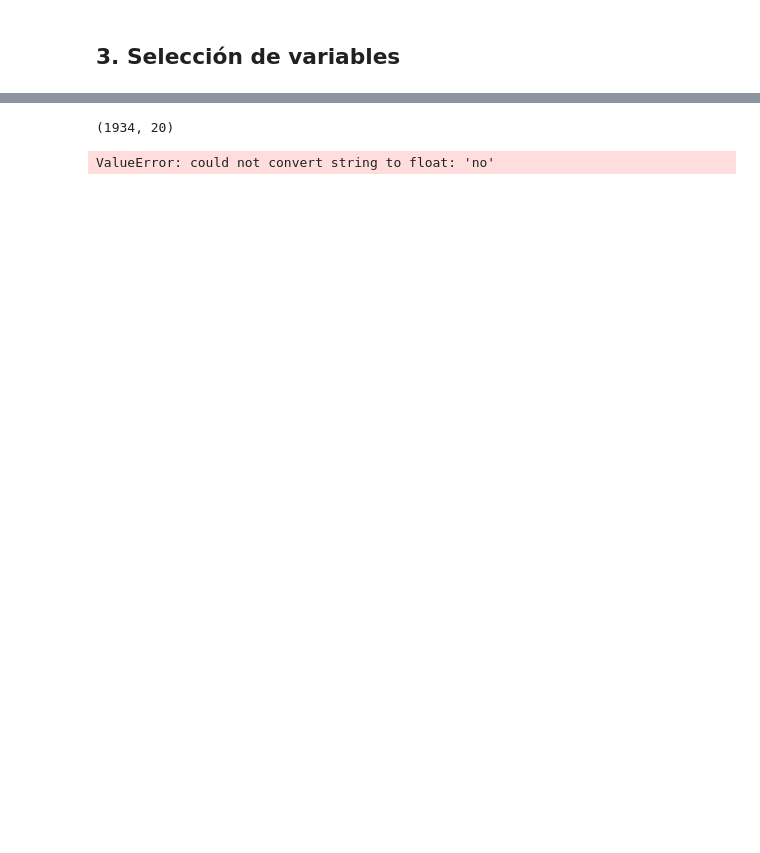
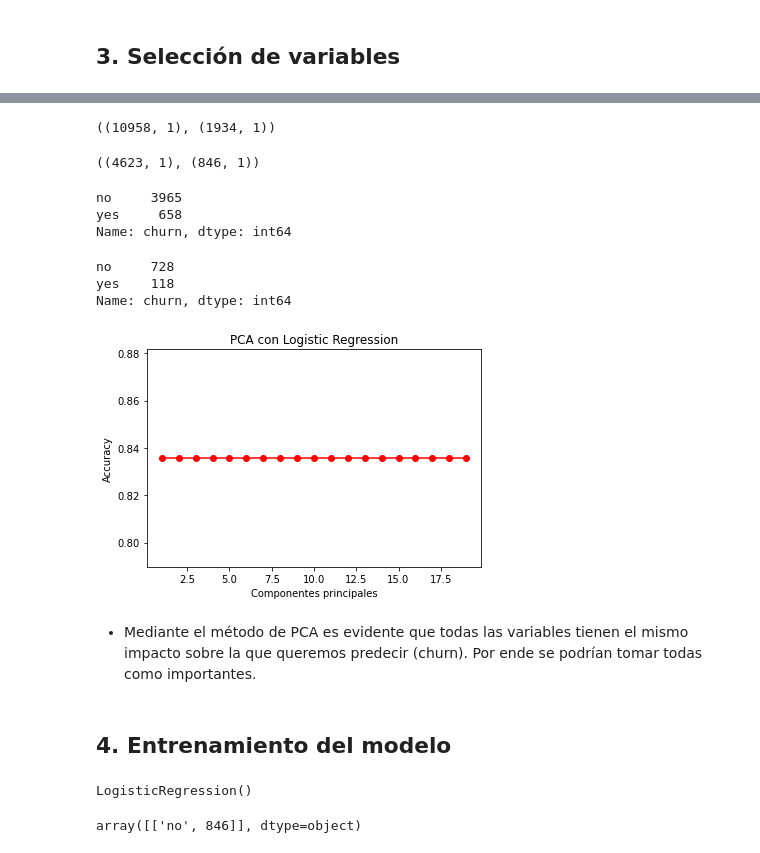
Before and after one commit to josealellamas/predictionAPI, a Jupyter notebook: 3_VariableSelection_Model.ipynb, the cells around one changed output, grey strips where cells are left out. Cells and saved outputs as stored; diff of their text form; code cells hidden in the pictures; blank space fills up the shorter version.

Commit message:
Cambios realizados hasta Variable Selection

```diff
--- a/3_VariableSelection_Model.ipynb
+++ b/3_VariableSelection_Model.ipynb
@@ -23,15 +22,66 @@ X_test.head()
 # %%
 y_train = pd.read_csv('preprocess_data/prep_ytrain.csv')
-y_test = pd.read_csv('preprocess_data/prep_ytrain.csv')
+y_test = pd.read_csv('preprocess_data/prep_ytest.csv')
 
-X_test.shape
+y_train.shape, y_test.shape
 # %% [output]
-(1934, 20)
+((10958, 1), (1934, 1))
-# %%
-# Objeto selector de variables
-
-sel_= SelectFromModel(Lasso(alpha=0.001, random_state = 0))
-
-sel_.fit(X_train, y_train)
-# %% [output]
-ValueError: could not convert string to float: 'no'
+# %%
+y_train = y_train.sample(n=4623, axis=0)
+y_test = y_test.sample(n=846, axis=0)
+
+y_train.shape, y_test.shape
+# %% [output]
+((4623, 1), (846, 1))
+# %%
+y_train['churn'].value_counts()
+# %% [output]
+no     3965
+yes     658
+Name: churn, dtype: int64
+# %%
+y_test['churn'].value_counts()
+# %% [output]
+no     728
+yes    118
+Name: churn, dtype: int64
+# %%
+y_train = np.ravel(y_train)
+y_test = np.ravel(y_test)
+# %%
+from sklearn.linear_model import LogisticRegression
+from sklearn.metrics import accuracy_score
+from sklearn.decomposition import PCA
+
+pcas = np.arange(1, 20)
+accs = []
+
+for pca in pcas:
+    #Cálculo de PCA
+    pca = PCA(n_components=pca)
+    X_train_pca = pca.fit_transform(X_train)
+    X_test_pca = pca.transform(X_test)
+
+    #Entrenamiento del modelo
+    lgr_clf_pca = LogisticRegression()
+    lgr_clf_pca.fit(X_train_pca, y_train)
+    preds_lgr_pca = lgr_clf_pca.predict(X_test_pca)
+    acc = accuracy_score(y_test, preds_lgr_pca)
+    accs.append(acc)
+
+plt.plot(pcas, accs, '-o', color ='red')
+plt.title('PCA con Logistic Regression')
+plt.xlabel('Componentes principales')
+plt.ylabel('Accuracy')
+plt.show()
+# %% [output]
+[figure, added]
+# %% [markdown]
+- Mediante el método de PCA es evidente que todas las variables tienen el mismo impacto sobre la que queremos predecir (churn). Por ende se podrían tomar todas como importantes.
+# %% [markdown]
+## 4. Entrenamiento del modelo
+# %%
+lgr_clf = LogisticRegression()
+lgr_clf.fit(X_train, y_train)
+# %% [output]
+LogisticRegression()
@@ -37,0 +90,7 @@ ValueError: could not convert string to float: 'no'
+# %%
+unique, counts = np.unique(preds_lgr, return_counts=True)
+
+np.asarray((unique, counts)).T
+#Me parece extraño que no prediga ningún valor 'yes'
+# %% [output]
+array([['no', 846]], dtype=object)
```
Also changed, not shown: parts of 8 cells of this notebook, 5 other files.
